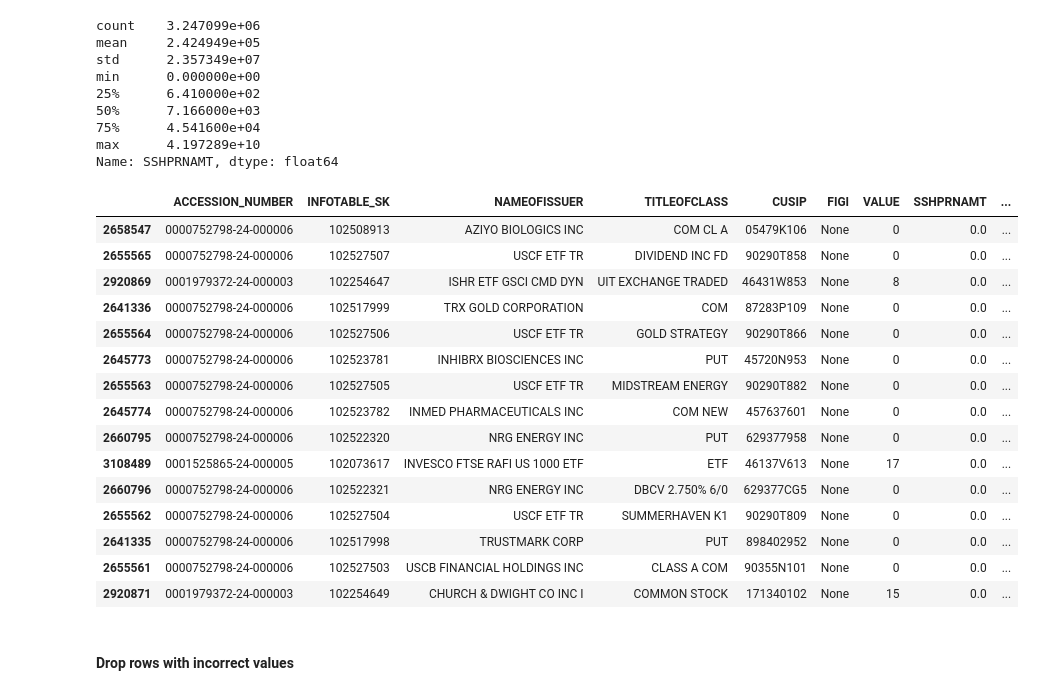
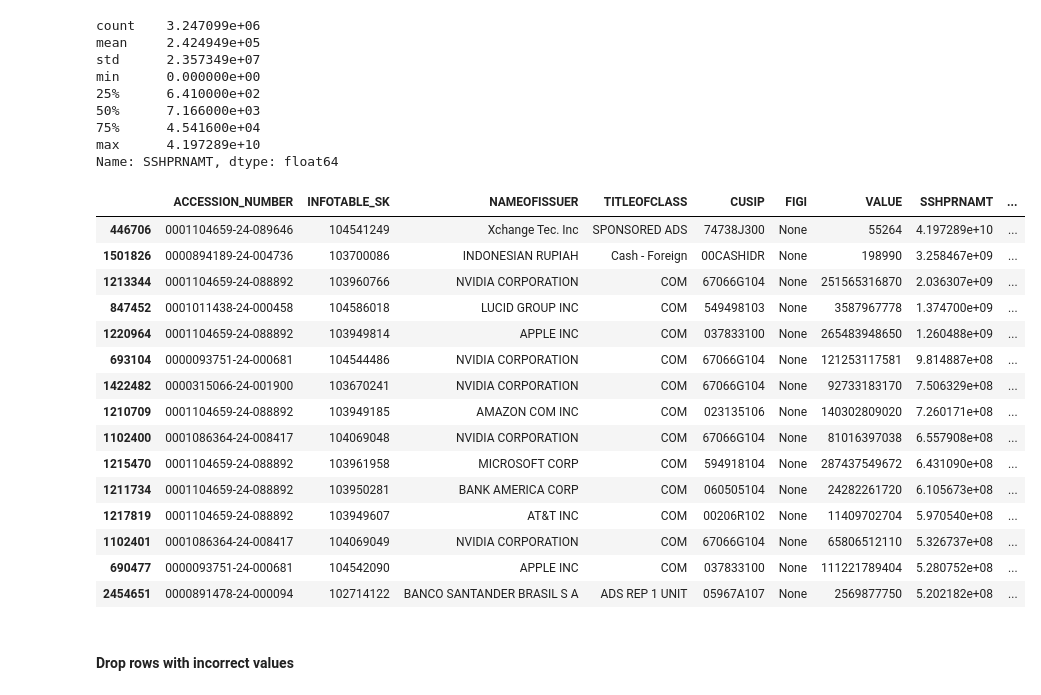
Before and after one commit to NathanDennis1/Modeling-Financial-Portfolios, a Jupyter notebook: milestone3/ms3_david.ipynb, the cells around one changed output. Saved outputs shown, nothing was run; the diff lists cells and outputs as text; code cells hidden in the pictures.

```diff
--- a/milestone3/ms3_david.ipynb
+++ b/milestone3/ms3_david.ipynb
@@ -91,24 +91,24 @@ min      0.000000e+00
 max      4.197289e+10
 Name: SSHPRNAMT, dtype: float64
 # %%
-df_info.sort_values(by='SSHPRNAMT', ascending=True).head(n=15)
+df_info.sort_values(by='SSHPRNAMT', ascending=False).head(n=15)
 # %% [output]
 |  | ACCESSION_NUMBER | INFOTABLE_SK | NAMEOFISSUER | TITLEOFCLASS | CUSIP | FIGI | VALUE | SSHPRNAMT | ... |
-| 2658547 | 0000752798-24-000006 | 102508913 | AZIYO BIOLOGICS INC | COM CL A | 05479K106 | None | 0 | 0.0 | ... |
-| 2655565 | 0000752798-24-000006 | 102527507 | USCF ETF TR | DIVIDEND INC FD | 90290T858 | None | 0 | 0.0 | ... |
-| 2920869 | 0001979372-24-000003 | 102254647 | ISHR ETF GSCI CMD DYN | UIT EXCHANGE TRADED | 46431W853 | None | 8 | 0.0 | ... |
-| 2641336 | 0000752798-24-000006 | 102517999 | TRX GOLD CORPORATION | COM | 87283P109 | None | 0 | 0.0 | ... |
-| 2655564 | 0000752798-24-000006 | 102527506 | USCF ETF TR | GOLD STRATEGY | 90290T866 | None | 0 | 0.0 | ... |
-| 2645773 | 0000752798-24-000006 | 102523781 | INHIBRX BIOSCIENCES INC | PUT | 45720N953 | None | 0 | 0.0 | ... |
-| 2655563 | 0000752798-24-000006 | 102527505 | USCF ETF TR | MIDSTREAM ENERGY | 90290T882 | None | 0 | 0.0 | ... |
-| 2645774 | 0000752798-24-000006 | 102523782 | INMED PHARMACEUTICALS INC | COM NEW | 457637601 | None | 0 | 0.0 | ... |
-| 2660795 | 0000752798-24-000006 | 102522320 | NRG ENERGY INC | PUT | 629377958 | None | 0 | 0.0 | ... |
-| 3108489 | 0001525865-24-000005 | 102073617 | INVESCO FTSE RAFI US 1000 ETF | ETF | 46137V613 | None | 17 | 0.0 | ... |
-| 2660796 | 0000752798-24-000006 | 102522321 | NRG ENERGY INC | DBCV 2.750% 6/0 | 629377CG5 | None | 0 | 0.0 | ... |
-| 2655562 | 0000752798-24-000006 | 102527504 | USCF ETF TR | SUMMERHAVEN K1 | 90290T809 | None | 0 | 0.0 | ... |
-| 2641335 | 0000752798-24-000006 | 102517998 | TRUSTMARK CORP | PUT | 898402952 | None | 0 | 0.0 | ... |
-| 2655561 | 0000752798-24-000006 | 102527503 | USCB FINANCIAL HOLDINGS INC | CLASS A COM | 90355N101 | None | 0 | 0.0 | ... |
-| 2920871 | 0001979372-24-000003 | 102254649 | CHURCH & DWIGHT CO INC I | COMMON STOCK | 171340102 | None | 15 | 0.0 | ... |
+| 446706 | 0001104659-24-089646 | 104541249 | Xchange Tec. Inc | SPONSORED ADS | 74738J300 | None | 55264 | 4.197289e+10 | ... |
+| 1501826 | 0000894189-24-004736 | 103700086 | INDONESIAN RUPIAH | Cash - Foreign | 00CASHIDR | None | 198990 | 3.258467e+09 | ... |
+| 1213344 | 0001104659-24-088892 | 103960766 | NVIDIA CORPORATION | COM | 67066G104 | None | 251565316870 | 2.036307e+09 | ... |
+| 847452 | 0001011438-24-000458 | 104586018 | LUCID GROUP INC | COM | 549498103 | None | 3587967778 | 1.374700e+09 | ... |
+| 1220964 | 0001104659-24-088892 | 103949814 | APPLE INC | COM | 037833100 | None | 265483948650 | 1.260488e+09 | ... |
+| 693104 | 0000093751-24-000681 | 104544486 | NVIDIA CORPORATION | COM | 67066G104 | None | 121253117581 | 9.814887e+08 | ... |
+| 1422482 | 0000315066-24-001900 | 103670241 | NVIDIA CORPORATION | COM | 67066G104 | None | 92733183170 | 7.506329e+08 | ... |
+| 1210709 | 0001104659-24-088892 | 103949185 | AMAZON COM INC | COM | 023135106 | None | 140302809020 | 7.260171e+08 | ... |
+| 1102400 | 0001086364-24-008417 | 104069048 | NVIDIA CORPORATION | COM | 67066G104 | None | 81016397038 | 6.557908e+08 | ... |
+| 1215470 | 0001104659-24-088892 | 103961958 | MICROSOFT CORP | COM | 594918104 | None | 287437549672 | 6.431090e+08 | ... |
+| 1211734 | 0001104659-24-088892 | 103950281 | BANK AMERICA CORP | COM | 060505104 | None | 24282261720 | 6.105673e+08 | ... |
+| 1217819 | 0001104659-24-088892 | 103949607 | AT&T INC | COM | 00206R102 | None | 11409702704 | 5.970540e+08 | ... |
+| 1102401 | 0001086364-24-008417 | 104069049 | NVIDIA CORPORATION | COM | 67066G104 | None | 65806512110 | 5.326737e+08 | ... |
+| 690477 | 0000093751-24-000681 | 104542090 | APPLE INC | COM | 037833100 | None | 111221789404 | 5.280752e+08 | ... |
+| 2454651 | 0000891478-24-000094 | 102714122 | BANCO SANTANDER BRASIL S A | ADS REP 1 UNIT | 05967A107 | None | 2569877750 | 5.202182e+08 | ... |
 # %% [markdown]
 #### Drop rows with incorrect values
 # %%
```
Also changed, not shown: parts of 3 cells of this notebook, 5 other files.
